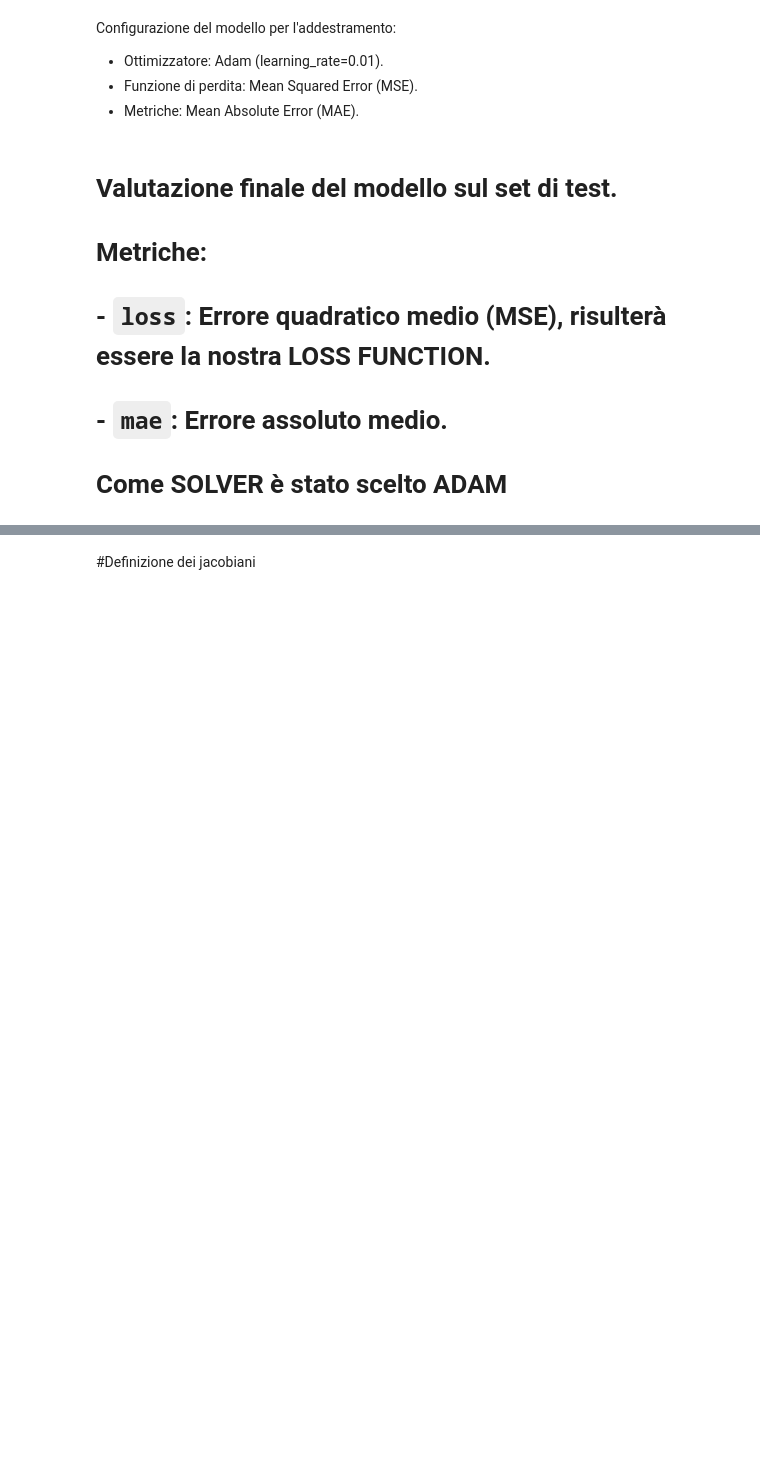
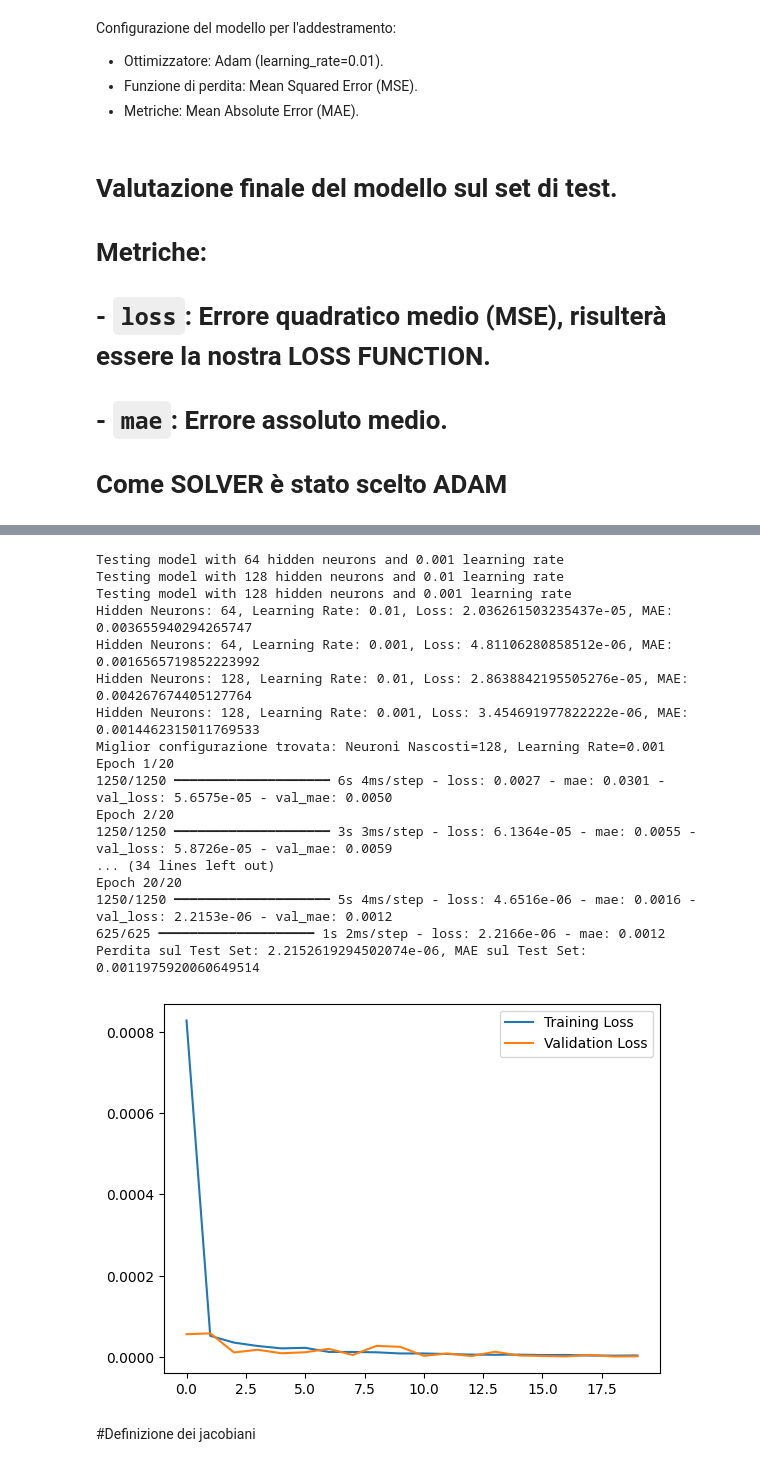
Before and after one commit to Gheras13/Homework, a Jupyter notebook: Homewrok_1.ipynb, the cells around one changed output, grey strips where cells are left out. Cells and saved outputs as stored; diff of their text form; code cells hidden in the pictures; blank space fills up the shorter version.

```diff
--- a/Homewrok_1.ipynb
+++ b/Homewrok_1.ipynb
@@ -29,7 +29,7 @@ dataset = pd.read_csv(file_path, sep=';', header=0)
 # Rimuovi eventuali spazi dai nomi delle colonne
 dataset.columns = dataset.columns.str.strip()
 #prendo i primi 1000 samples
-df = dataset.iloc[:10000]
+df = dataset.iloc[:100000]
 # Stampa i nomi delle colonne disponibili
 print("Colonne disponibili nel dataset:", df.columns.tolist())
 
@@ -156,13 +126,7 @@ results = []
 for hl, lr in product(hidden_layers, learning_rates):
     print(f"Testing model with {hl} hidden neurons and {lr} learning rate")
 
-    model = tf.keras.Sequential([
-        tf.keras.layers.Dense(hl, activation='relu', input_shape=(2,)),
-        tf.keras.layers.Dense(hl, activation='relu'),
-        tf.keras.layers.Dense(2)
-    ])
-
-    model.compile(optimizer=tf.keras.optimizers.Adam(learning_rate=lr), loss='mse', metrics=['mae'])
+    model = build_model(hidden_neurons=hl, learning_rate=lr)
     history = model.fit(X_train, Y_train, validation_data=(X_test, Y_test), epochs=20, batch_size=32, verbose=0)
     loss, mae = model.evaluate(X_test, Y_test, verbose=0)
     results.append((hl, lr, loss, mae))
@@ -170,5 +134,32 @@ for hl, lr in product(hidden_layers, learning_rates):
 # Riporta i risultati migliori
 for res in results:
     print(f"Hidden Neurons: {res[0]}, Learning Rate: {res[1]}, Loss: {res[2]}, MAE: {res[3]}")
+# Ordina i risultati per loss
+sorted_results = sorted(results, key=lambda x: x[2])  # Ordina per perdita
+best_config = sorted_results[0]
+print(f"Miglior configurazione trovata: Neuroni Nascosti={best_config[0]}, Learning Rate={best_config[1]}")
+# Usa i parametri ottimali
+optimal_hidden_neurons = best_config[0]
+optimal_learning_rate = best_config[1]
+
+# Costruisci e addestra il modello finale
+model = build_model(hidden_neurons=optimal_hidden_neurons, learning_rate=optimal_learning_rate)
+history = model.fit(
+    X_train, Y_train,
+    validation_data=(X_test, Y_test),
+    epochs=20,
+    batch_size=64,
+    verbose=1
+)
+
+# Valuta il modello finale
+loss, mae = model.evaluate(X_test, Y_test)
+print(f"Perdita sul Test Set: {loss}, MAE sul Test Set: {mae}")
+
+# Traccia l'andamento della perdita
+plt.plot(history.history['loss'], label='Training Loss')
+plt.plot(history.history['val_loss'], label='Validation Loss')
+plt.legend()
+plt.show()
 # %% [output]
 Testing model with 64 hidden neurons and 0.01 learning rate
@@ -182,3 +166,21 @@ Hidden Neurons: 128, Learning Rate: 0.001, Loss: 0.0015914376126602292, MAE: 0.0
+Testing model with 64 hidden neurons and 0.001 learning rate
+Testing model with 128 hidden neurons and 0.01 learning rate
+Testing model with 128 hidden neurons and 0.001 learning rate
+Hidden Neurons: 64, Learning Rate: 0.01, Loss: 2.036261503235437e-05, MAE: 0.003655940294265747
+Hidden Neurons: 64, Learning Rate: 0.001, Loss: 4.81106280858512e-06, MAE: 0.0016565719852223992
+Hidden Neurons: 128, Learning Rate: 0.01, Loss: 2.8638842195505276e-05, MAE: 0.004267674405127764
+Hidden Neurons: 128, Learning Rate: 0.001, Loss: 3.454691977822222e-06, MAE: 0.0014462315011769533
+Miglior configurazione trovata: Neuroni Nascosti=128, Learning Rate=0.001
+Epoch 1/20
+1250/1250 ━━━━━━━━━━━━━━━━━━━━ 6s 4ms/step - loss: 0.0027 - mae: 0.0301 - val_loss: 5.6575e-05 - val_mae: 0.0050
+Epoch 2/20
+1250/1250 ━━━━━━━━━━━━━━━━━━━━ 3s 3ms/step - loss: 6.1364e-05 - mae: 0.0055 - val_loss: 5.8726e-05 - val_mae: 0.0059
+... (34 lines left out)
+Epoch 20/20
+1250/1250 ━━━━━━━━━━━━━━━━━━━━ 5s 4ms/step - loss: 4.6516e-06 - mae: 0.0016 - val_loss: 2.2153e-06 - val_mae: 0.0012
+625/625 ━━━━━━━━━━━━━━━━━━━━ 1s 2ms/step - loss: 2.2166e-06 - mae: 0.0012
+Perdita sul Test Set: 2.2152619294502074e-06, MAE sul Test Set: 0.0011975920060649514
+[figure, added]
 # %% [markdown]
 #Definizione dei jacobiani
 # %%
```
Also changed, not shown: parts of 6 cells of this notebook.
